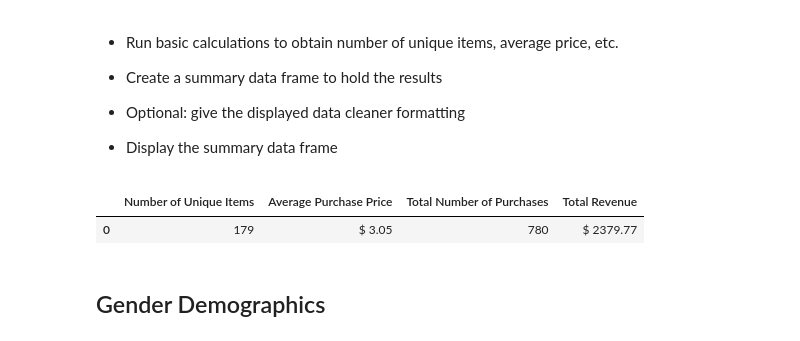
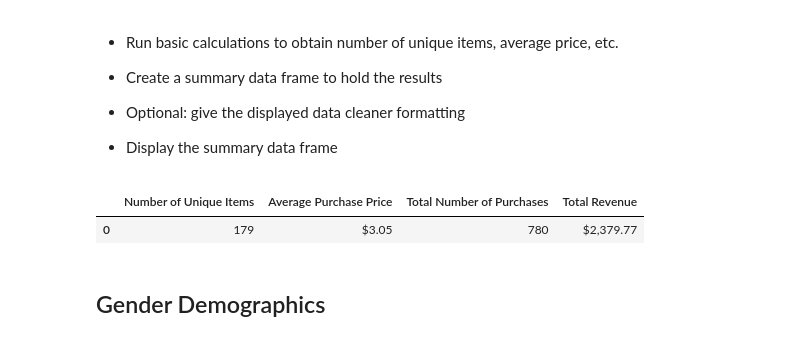
Before and after one commit to zukohere/pandas-challenge, a Jupyter notebook: HeroesOfPymoli/HeroesOfPymoli_starter.ipynb, the cells around one changed output. Drawn from its saved outputs; the diff is of its cells as text; code cells hidden in the pictures.

```diff
--- a/HeroesOfPymoli/HeroesOfPymoli_starter.ipynb
+++ b/HeroesOfPymoli/HeroesOfPymoli_starter.ipynb
@@ -36,19 +38,25 @@ player_summary_df.head()
 
 * Display the summary data frame
 # %%
+#Set up variables for the data frame
 num_items = len(purchase_data["Item ID"].unique())
 count_purchID = len(purchase_data["Purchase ID"].unique())
 avg_purch_price = sum(purchase_data["Price"])/count_purchID
 tot_revenue = sum(purchase_data["Price"])
 
+#create dataframe
 Purch_Analysis_df = pd.DataFrame({"Number of Unique Items": [num_items],
-                                  "Average Purchase Price": [f"$ {round(avg_purch_price,2)}"],
+                                  "Average Purchase Price": [avg_purch_price],
                                   "Total Number of Purchases": [count_purchID],
-                                  "Total Revenue": [f"$ {round(tot_revenue,2)}"]})
-Purch_Analysis_df.head()
+                                  "Total Revenue": [tot_revenue]})
+#format
+Purch_Analysis_df["Average Purchase Price"] = Purch_Analysis_df["Average Purchase Price"].map("${:,.2f}".format)
+Purch_Analysis_df["Total Revenue"] = Purch_Analysis_df["Total Revenue"].map("${:,.2f}".format)
+#display
+Purch_Analysis_df
 # %% [output]
 |  | Number of Unique Items | Average Purchase Price | Total Number of Purchases | Total Revenue |
-| 0 | 179 | $ 3.05 | 780 | $ 2379.77 |
+| 0 | 179 | $3.05 | 780 | $2,379.77 |
 # %% [markdown]
 ## Gender Demographics
 # %% [markdown]
```
Also changed, not shown: parts of 9 cells of this notebook, 1 other file.
